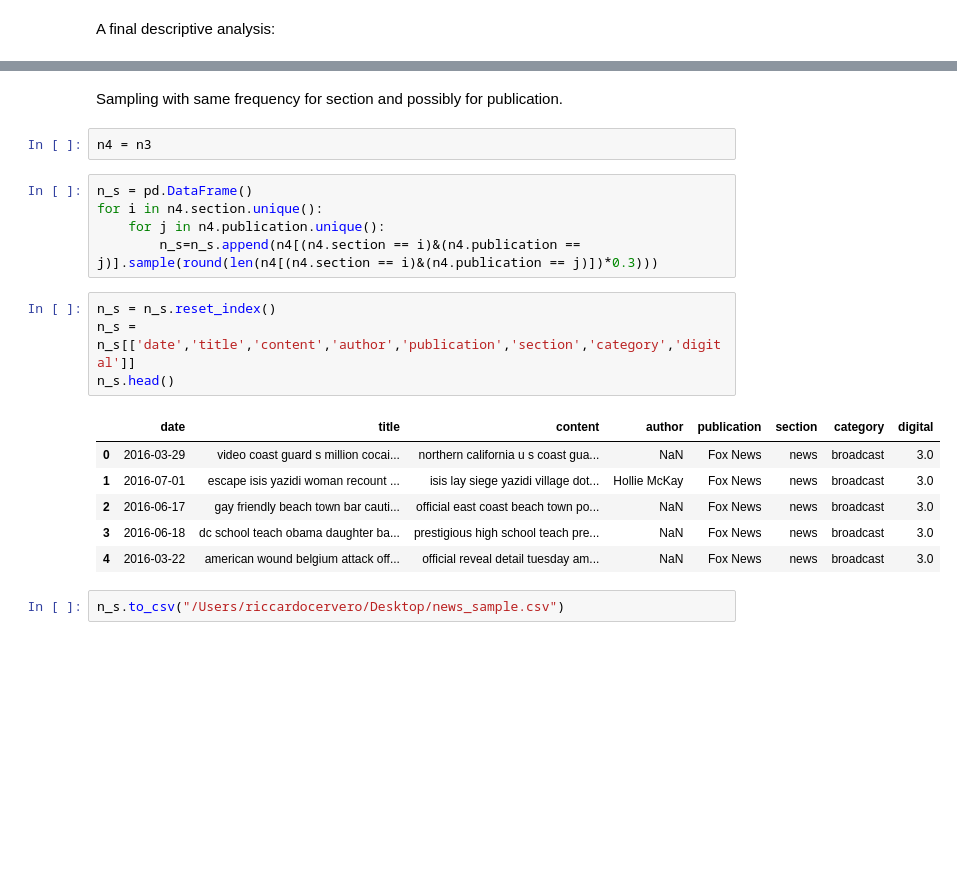
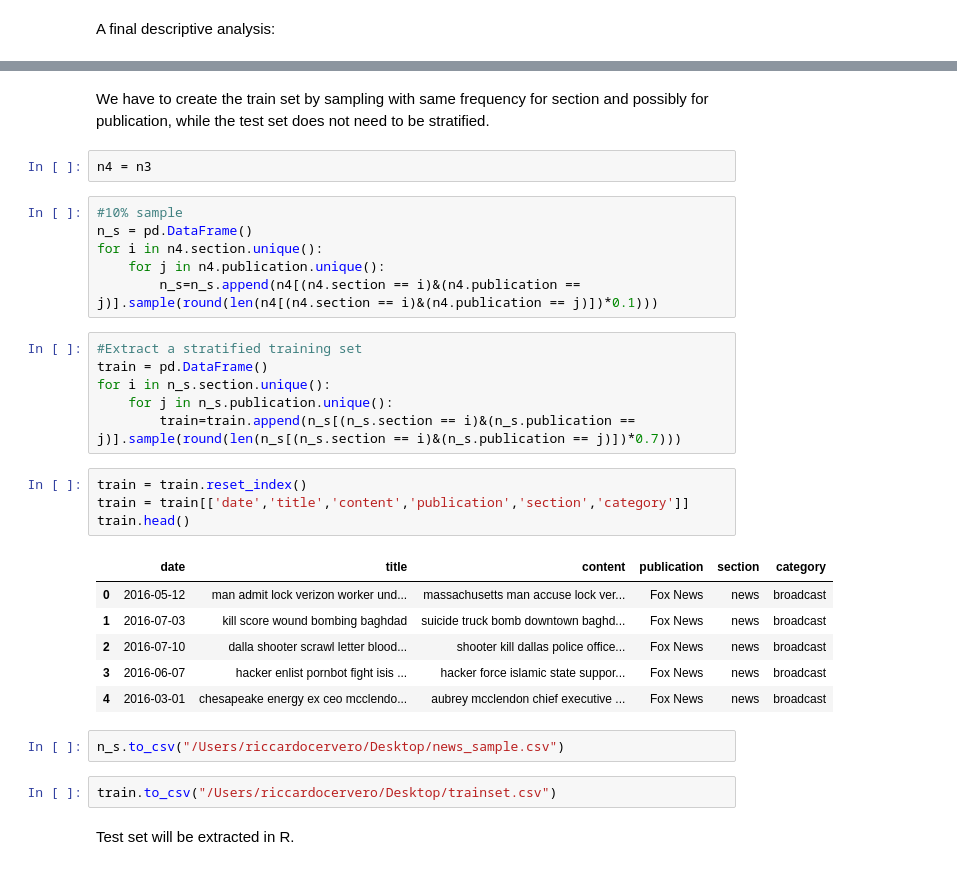
Before and after one commit to RCrvro/News-Topic-Guessing---DSL-Project, a Jupyter notebook: DSL Project - Category News Detection.ipynb, the cells around one changed output, grey strips where cells are left out. Cells and saved outputs as stored; diff of their text form; blank space fills up the shorter version.

```diff
--- a/DSL Project - Category News Detection.ipynb
+++ b/DSL Project - Category News Detection.ipynb
@@ -567,24 +567,35 @@ Fox News             economy, business & jobs       42
                      sports                        129
 dtype: int64
 # %% [markdown]
-Sampling with same frequency for section and possibly for publication.
+We have to create the train set by sampling with same frequency for section and possibly for publication, while the test set does not need to be stratified.
 # %%
 n4 = n3
 # %%
+#10% sample
 n_s = pd.DataFrame()
 for i in n4.section.unique():
     for j in n4.publication.unique():
-        n_s=n_s.append(n4[(n4.section == i)&(n4.publication == j)].sample(round(len(n4[(n4.section == i)&(n4.publication == j)])*0.3)))
+        n_s=n_s.append(n4[(n4.section == i)&(n4.publication == j)].sample(round(len(n4[(n4.section == i)&(n4.publication == j)])*0.1)))
+# %%
+#Extract a stratified training set
+train = pd.DataFrame()
+for i in n_s.section.unique():
+    for j in n_s.publication.unique():
+        train=train.append(n_s[(n_s.section == i)&(n_s.publication == j)].sample(round(len(n_s[(n_s.section == i)&(n_s.publication == j)])*0.7)))
 # %%
-n_s = n_s.reset_index()
-n_s = n_s[['date','title','content','author','publication','section','category','digital']]
-n_s.head()
+train = train.reset_index()
+train = train[['date','title','content','publication','section','category']]
+train.head()
 # %% [output]
-|  | date | title | content | author | publication | section | category | digital |
-| 0 | 2016-03-29 | video coast guard s million cocai... | northern california u s coast gua... | NaN | Fox News | news | broadcast | 3.0 |
-| 1 | 2016-07-01 | escape isis yazidi woman recount ... | isis lay siege yazidi village dot... | Hollie McKay | Fox News | news | broadcast | 3.0 |
-| 2 | 2016-06-17 | gay friendly beach town bar cauti... | official east coast beach town po... | NaN | Fox News | news | broadcast | 3.0 |
-| 3 | 2016-06-18 | dc school teach obama daughter ba... | prestigious high school teach pre... | NaN | Fox News | news | broadcast | 3.0 |
-| 4 | 2016-03-22 | american wound belgium attack off... | official reveal detail tuesday am... | NaN | Fox News | news | broadcast | 3.0 |
+|  | date | title | content | publication | section | category |
+| 0 | 2016-05-12 | man admit lock verizon worker und... | massachusetts man accuse lock ver... | Fox News | news | broadcast |
+| 1 | 2016-07-03 | kill score wound bombing baghdad | suicide truck bomb downtown baghd... | Fox News | news | broadcast |
+| 2 | 2016-07-10 | dalla shooter scrawl letter blood... | shooter kill dallas police office... | Fox News | news | broadcast |
+| 3 | 2016-06-07 | hacker enlist pornbot fight isis ... | hacker force islamic state suppor... | Fox News | news | broadcast |
+| 4 | 2016-03-01 | chesapeake energy ex ceo mcclendo... | aubrey mcclendon chief executive ... | Fox News | news | broadcast |
 # %%
 n_s.to_csv("/Users/riccardocervero/Desktop/news_sample.csv")
+# %%
+train.to_csv("/Users/riccardocervero/Desktop/trainset.csv")
+# %% [markdown]
+Test set will be extracted in R.
```
Also changed, not shown: 1 other file.
